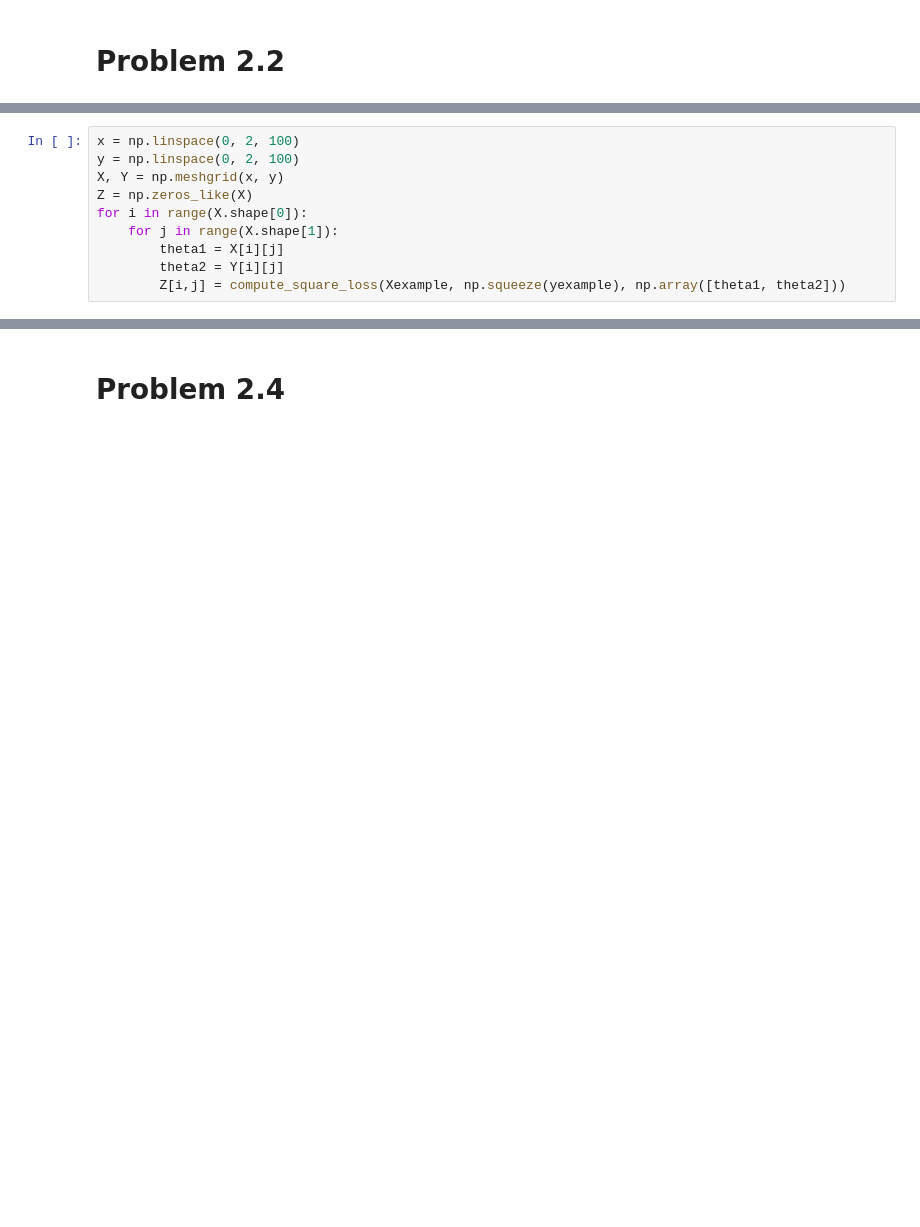
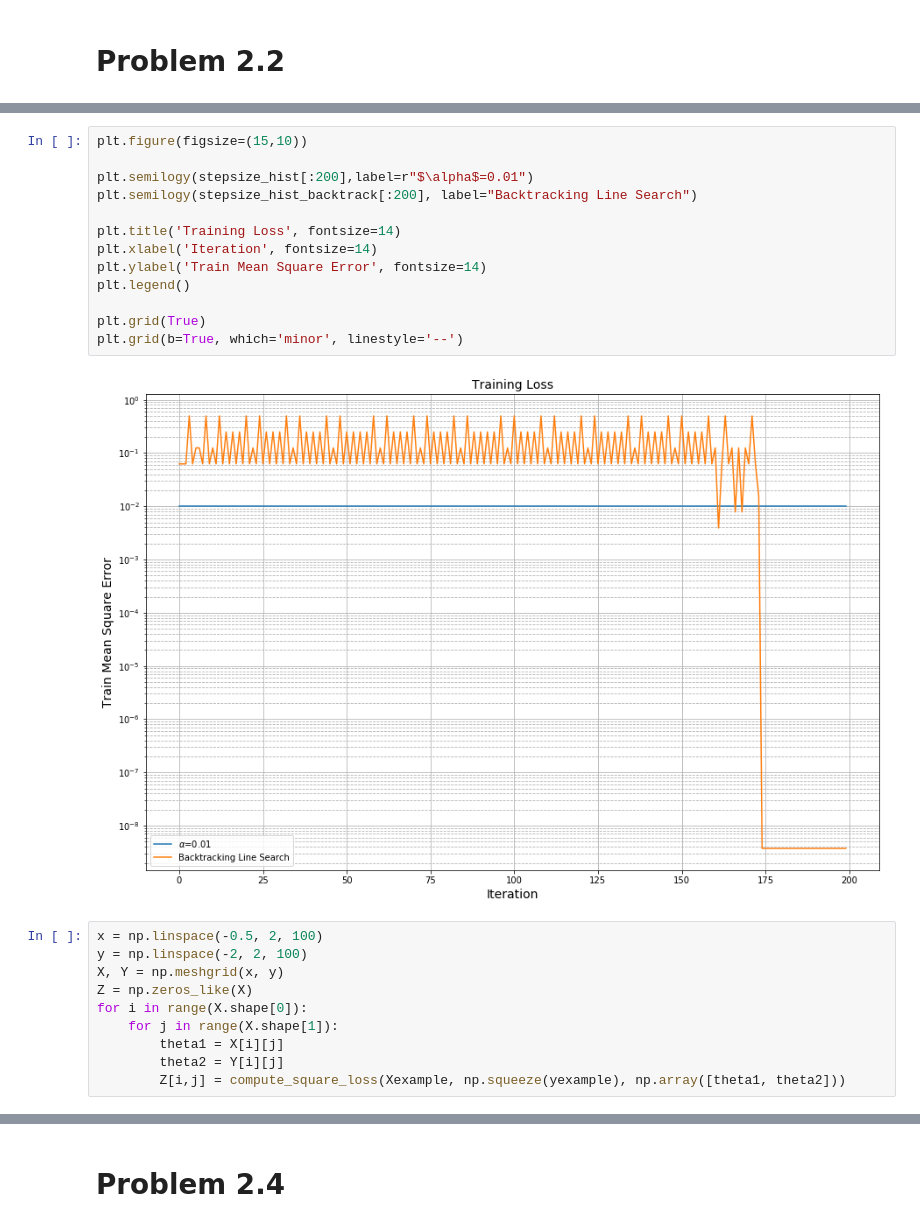
Before and after one commit to chaaland/bloomberg-ml-course, a Jupyter notebook: HW1/writeup/HW1.ipynb, the cells around one changed output, grey strips where cells are left out. Cells and saved outputs as stored; diff of their text form; blank space fills up the shorter version.

```diff
--- a/HW1/writeup/HW1.ipynb
+++ b/HW1/writeup/HW1.ipynb
@@ -62,6 +75,21 @@ plt.grid(b=True, which='minor', linestyle='--')
+# %%
+plt.figure(figsize=(15,10))
+
+plt.semilogy(stepsize_hist[:200],label=r"$\alpha$=0.01")
+plt.semilogy(stepsize_hist_backtrack[:200], label="Backtracking Line Search")
+
+plt.title('Training Loss', fontsize=14)
+plt.xlabel('Iteration', fontsize=14)
+plt.ylabel('Train Mean Square Error', fontsize=14)
+plt.legend()
+
+plt.grid(True)
+plt.grid(b=True, which='minor', linestyle='--')
+# %% [output]
+[figure, added]
 # %%
-x = np.linspace(0, 2, 100)
-y = np.linspace(0, 2, 100)
+x = np.linspace(-0.5, 2, 100)
+y = np.linspace(-2, 2, 100)
 X, Y = np.meshgrid(x, y)
 Z = np.zeros_like(X)
 for i in range(X.shape[0]):
```
Also changed, not shown: parts of 32 cells of this notebook, 2 other files.
